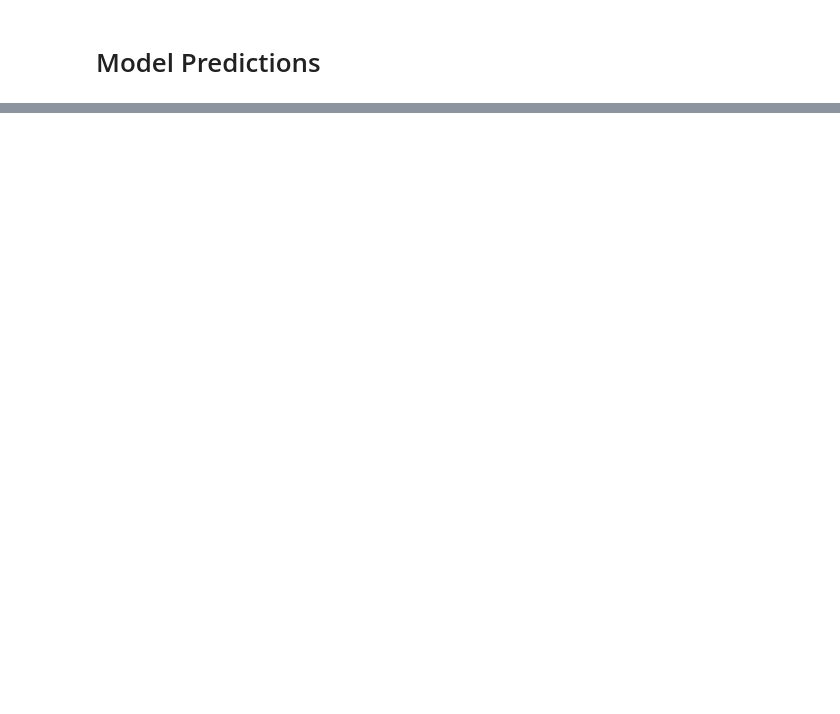
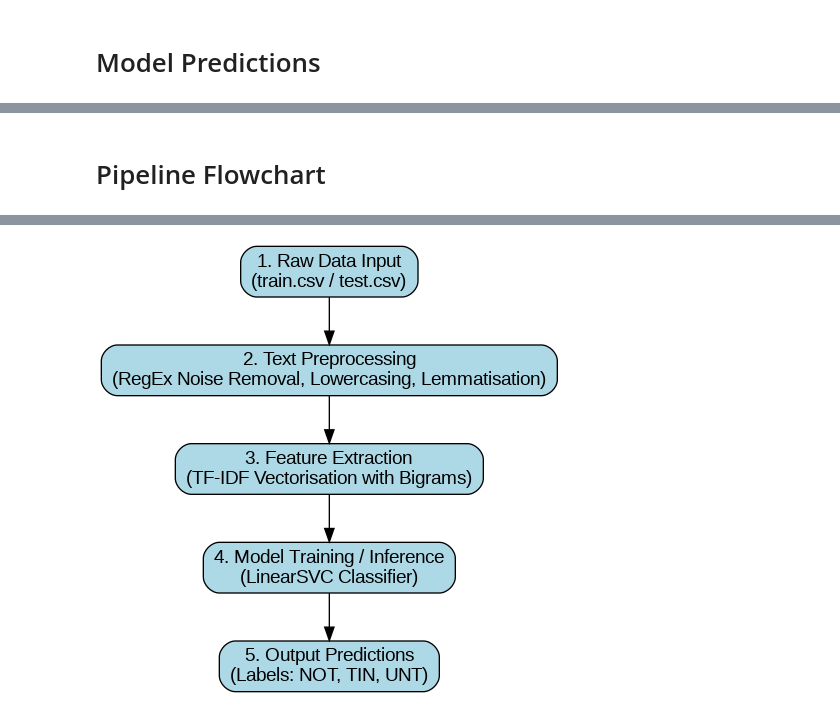
Before and after one commit to Alltingzrpozz/Alltingzrpozz, a Jupyter notebook: Natural_Language_Processing.ipynb, the cells around one changed output, grey strips where cells are left out. Drawn from its saved outputs; the diff is of its cells as text; code cells hidden in the pictures; blank space fills up the shorter version.

```diff
--- a/Natural_Language_Processing.ipynb
+++ b/Natural_Language_Processing.ipynb
@@ -138 +157,29 @@ Sample of 5 Predictions for Audit:
 Success: 'test-predictions.csv' created with id, clean_tweet, and prediction.
+# %% [markdown]
+# Pipeline Flowchart
+# %%
+from graphviz import Digraph
+from IPython.display import display, Image
+
+# Create the flowchart object
+pipeline = Digraph(comment='NLP Pipeline')
+pipeline.attr(rankdir='TB', size='8,8') # TB means Top-to-Bottom
+pipeline.node_attr.update(shape='box', style='rounded,filled', fillcolor='lightblue', fontname='Helvetica')
+
+# Define the steps of pipeline
+pipeline.node('A', '1. Raw Data Input\n(train.csv / test.csv)')
+pipeline.node('B', '2. Text Preprocessing\n(RegEx Noise Removal, Lowercasing, Lemmatisation)')
+pipeline.node('C', '3. Feature Extraction\n(TF-IDF Vectorisation with Bigrams)')
+pipeline.node('D', '4. Model Training / Inference\n(LinearSVC Classifier)')
+pipeline.node('E', '5. Output Predictions\n(Labels: NOT, TIN, UNT)')
+
+# Connect the steps with arrows
+pipeline.edges(['AB', 'BC', 'CD', 'DE'])
+
+# Save the flowchart as a PNG image file
+pipeline.render('nlp_pipeline_flowchart', format='png', cleanup=True)
+
+# Display in Colab
+print("Successfully generated! You can right-click the image below to save it:")
+display(Image(filename='nlp_pipeline_flowchart.png'))
+# %% [output]
@@ -138,0 +187 @@ Success: 'test-predictions.csv' created with id, clean_tweet, and prediction.
+[figure, added]
```
Also changed, not shown: parts of 4 cells of this notebook.
